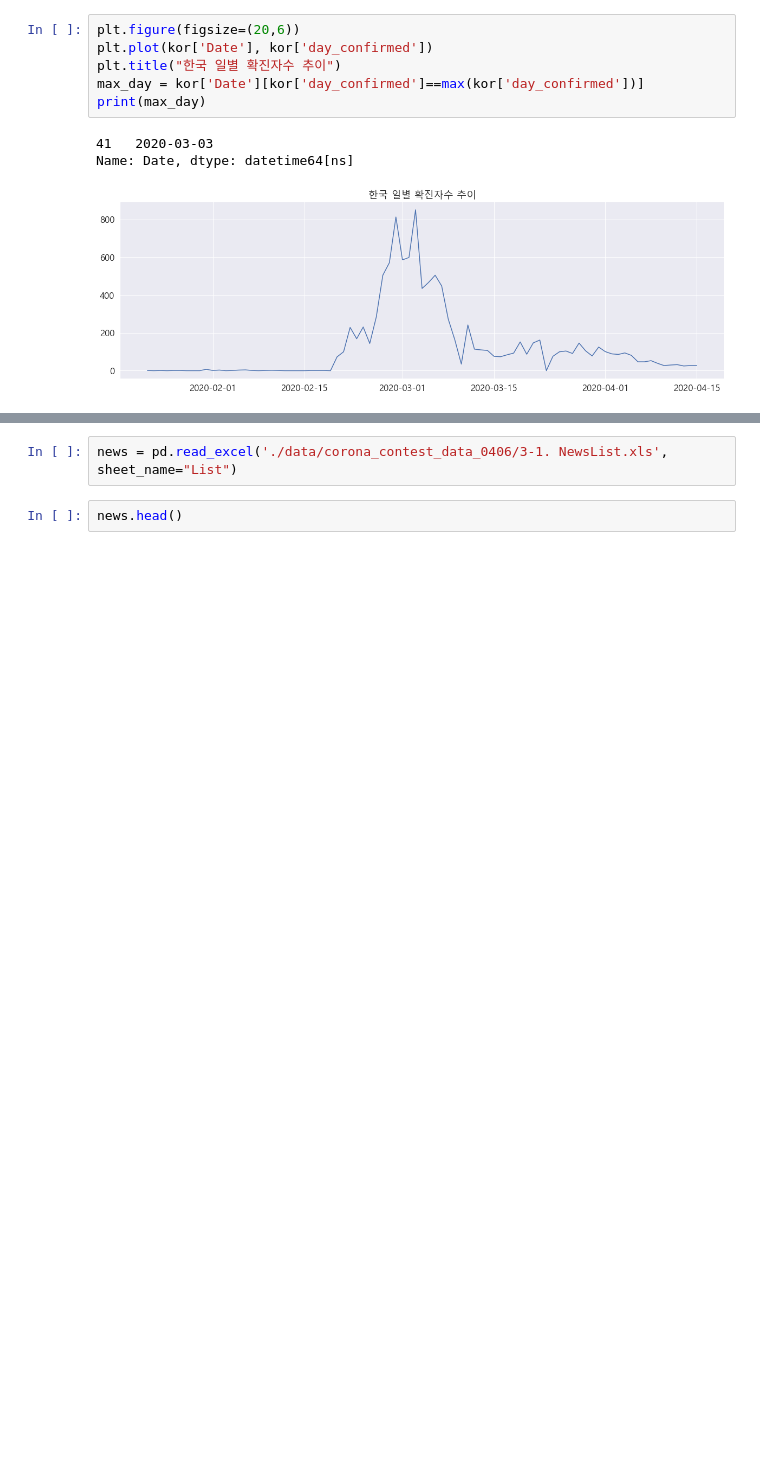
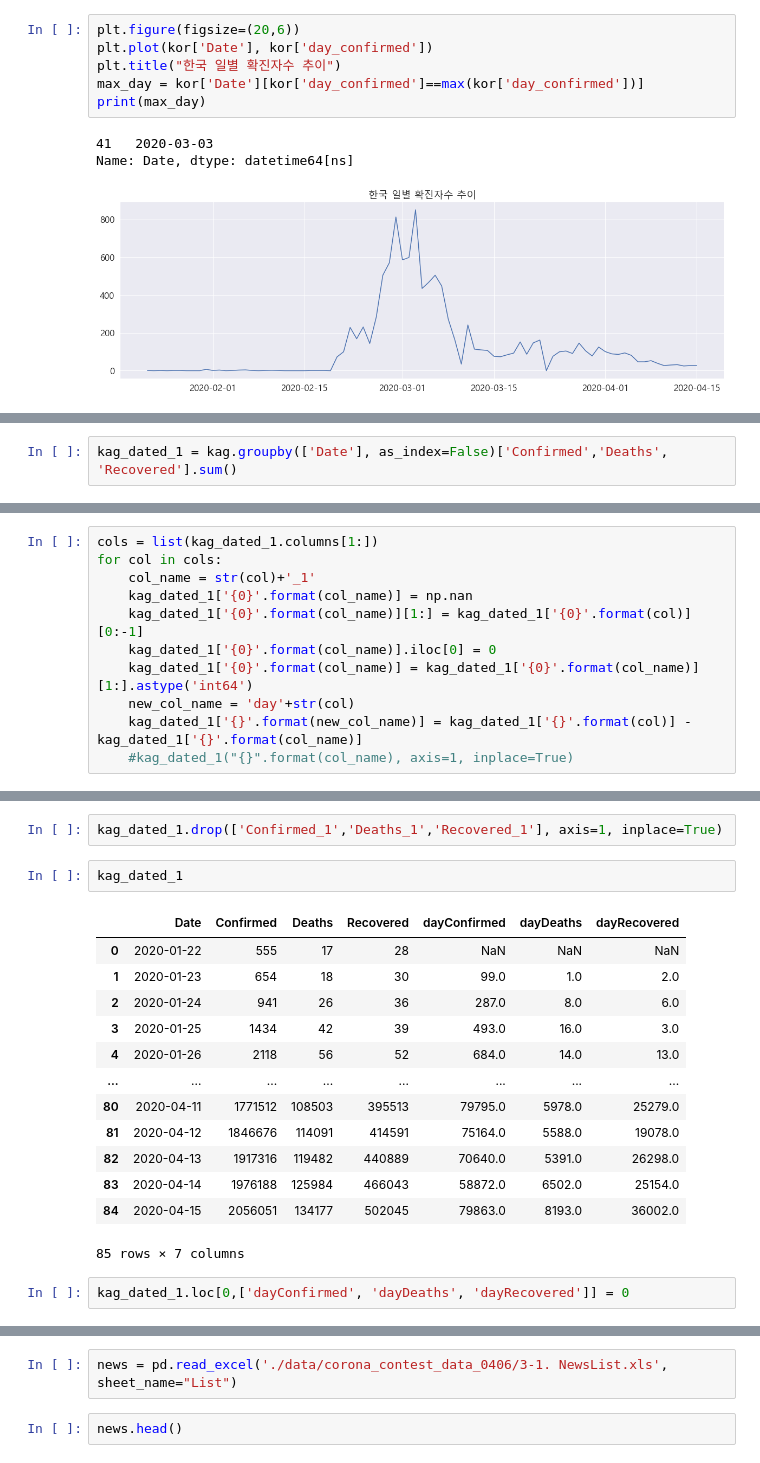
Before and after one commit to Hinterhalter/Post-COVID-19_modeling, a Jupyter notebook: Exploratory_Data_Analysis.ipynb, the cells around one changed output, grey strips where cells are left out. Cells and saved outputs as stored; diff of their text form; blank space fills up the shorter version.

```diff
--- a/Exploratory_Data_Analysis.ipynb
+++ b/Exploratory_Data_Analysis.ipynb
@@ -501,0 +544,2 @@ Name: Date, dtype: datetime64[ns]
+# %%
+kag_dated_1 = kag.groupby(['Date'], as_index=False)['Confirmed','Deaths', 'Recovered'].sum()
@@ -501,0 +555,11 @@ Name: Date, dtype: datetime64[ns]
+# %%
+cols = list(kag_dated_1.columns[1:])
+for col in cols:
+    col_name = str(col)+'_1'
+    kag_dated_1['{0}'.format(col_name)] = np.nan
+    kag_dated_1['{0}'.format(col_name)][1:] = kag_dated_1['{0}'.format(col)][0:-1]
+    kag_dated_1['{0}'.format(col_name)].iloc[0] = 0
+    kag_dated_1['{0}'.format(col_name)] = kag_dated_1['{0}'.format(col_name)][1:].astype('int64')
+    new_col_name = 'day'+str(col)
+    kag_dated_1['{}'.format(new_col_name)] = kag_dated_1['{}'.format(col)] - kag_dated_1['{}'.format(col_name)]
+    #kag_dated_1("{}".format(col_name), axis=1, inplace=True)
@@ -501,0 +584,20 @@ Name: Date, dtype: datetime64[ns]
+# %%
+kag_dated_1.drop(['Confirmed_1','Deaths_1','Recovered_1'], axis=1, inplace=True)
+# %%
+kag_dated_1
+# %% [output]
+|  | Date | Confirmed | Deaths | Recovered | dayConfirmed | dayDeaths | dayRecovered |
+| 0 | 2020-01-22 | 555 | 17 | 28 | NaN | NaN | NaN |
+| 1 | 2020-01-23 | 654 | 18 | 30 | 99.0 | 1.0 | 2.0 |
+| 2 | 2020-01-24 | 941 | 26 | 36 | 287.0 | 8.0 | 6.0 |
+| 3 | 2020-01-25 | 1434 | 42 | 39 | 493.0 | 16.0 | 3.0 |
+| 4 | 2020-01-26 | 2118 | 56 | 52 | 684.0 | 14.0 | 13.0 |
+| ... | ... | ... | ... | ... | ... | ... | ... |
+| 80 | 2020-04-11 | 1771512 | 108503 | 395513 | 79795.0 | 5978.0 | 25279.0 |
+| 81 | 2020-04-12 | 1846676 | 114091 | 414591 | 75164.0 | 5588.0 | 19078.0 |
+| 82 | 2020-04-13 | 1917316 | 119482 | 440889 | 70640.0 | 5391.0 | 26298.0 |
+| 83 | 2020-04-14 | 1976188 | 125984 | 466043 | 58872.0 | 6502.0 | 25154.0 |
+| 84 | 2020-04-15 | 2056051 | 134177 | 502045 | 79863.0 | 8193.0 | 36002.0 |
+85 rows × 7 columns
+# %%
+kag_dated_1.loc[0,['dayConfirmed', 'dayDeaths', 'dayRecovered']] = 0
```
Also changed, not shown: parts of 24 cells of this notebook, 1 other file.
